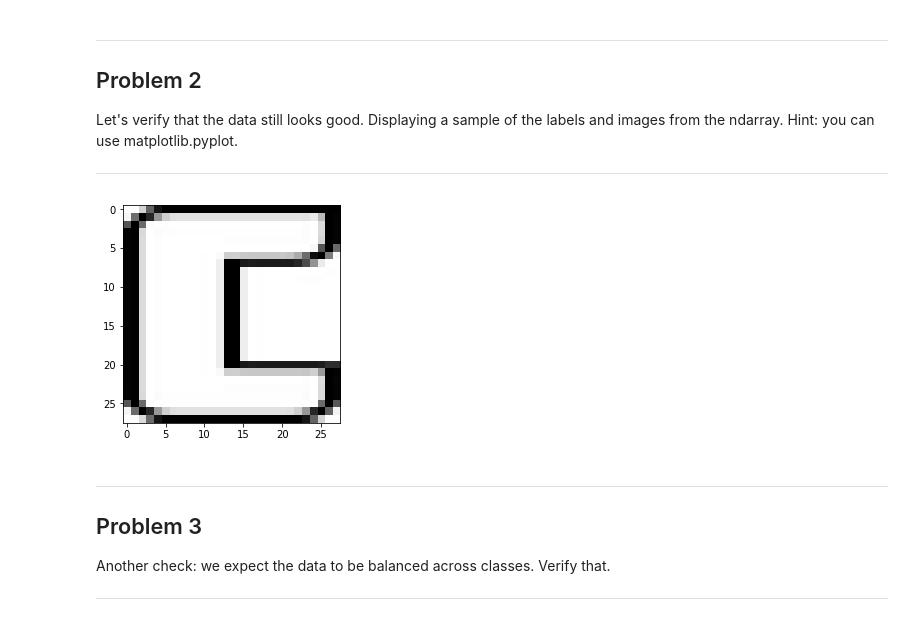
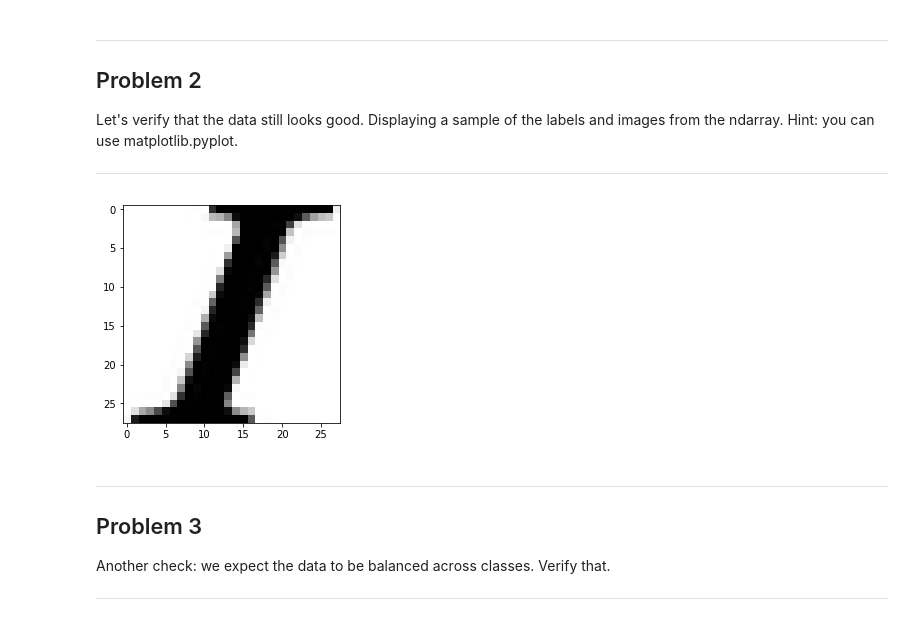
Before and after one commit to evgendn/udacity-deeplearning, a Jupyter notebook: 1_notmnist.ipynb, the cells around one changed output. Drawn from its saved outputs; the diff is of its cells as text; code cells hidden in the pictures.

```diff
--- a/1_notmnist.ipynb
+++ b/1_notmnist.ipynb
@@ -216,12 +213,11 @@ Let's verify that the data still looks good. Displaying a sample of the labels a
 
 ---
 # %%
-# Тест-копия буквы C.
-with open("notMNIST_large/test.pickle", "rb") as f:
+with open("Data/notMNIST_large/I.pickle", "rb") as f:
     data = pickle.load(f)
-    plt.imshow(data[900], cmap="Greys")
+    plt.imshow(data[666], cmap="Greys")
 # %% [output]
-[figure, old version]
+[figure, new version]
 # %% [markdown]
 ---
 Problem 3
```
Also changed, not shown: parts of 7 cells of this notebook, 1 other file.
